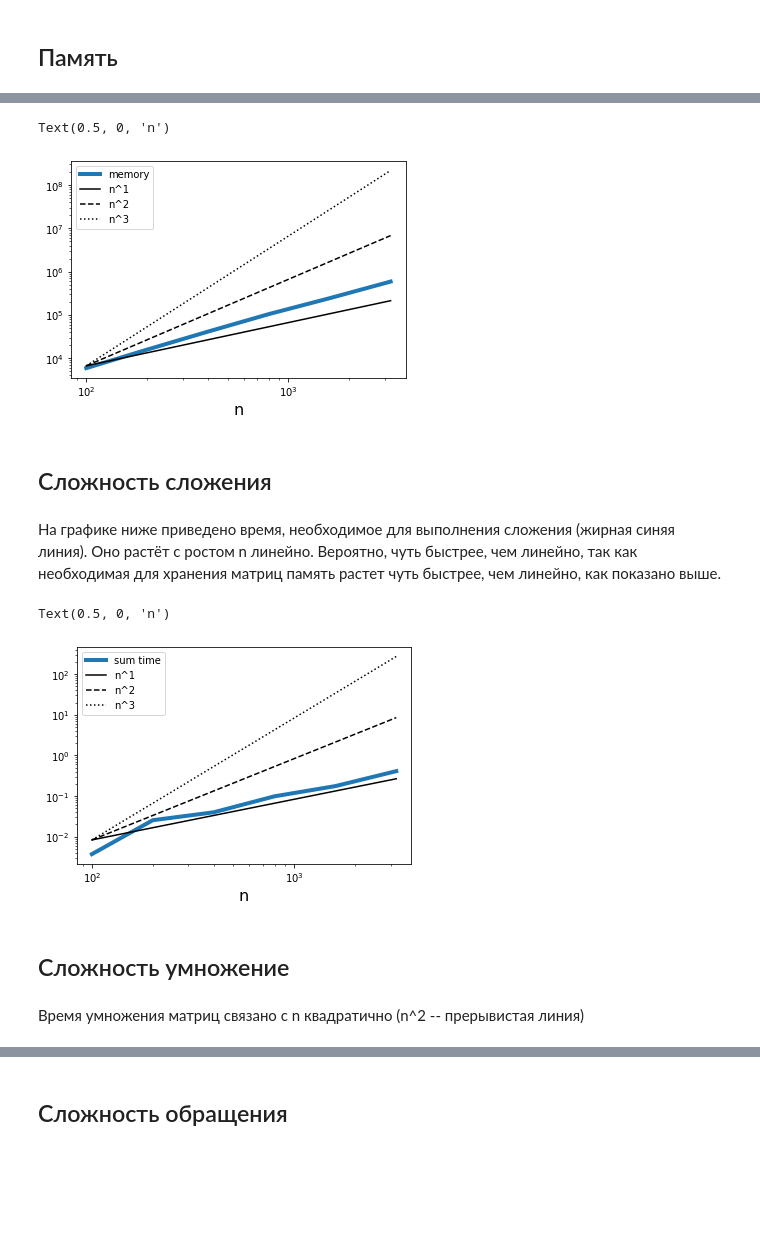
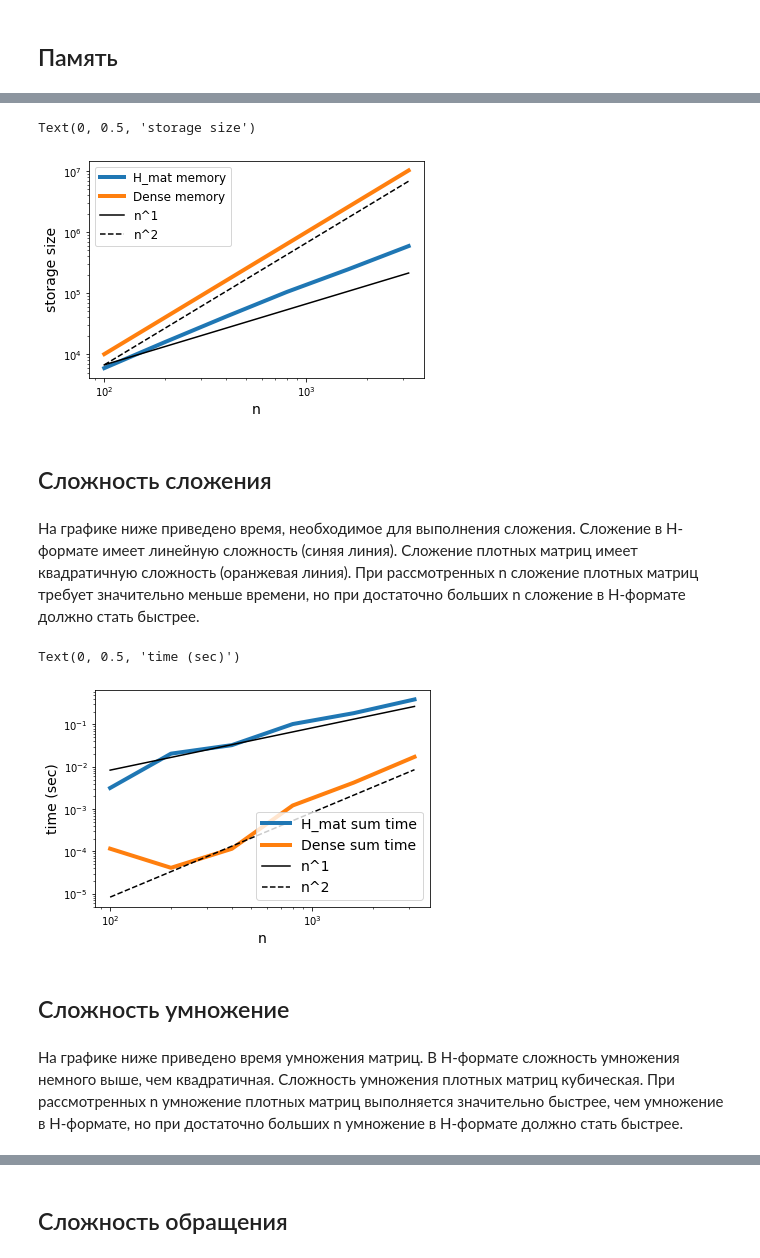
Before and after one commit to pimanov/H_matrix, a Jupyter notebook: H_mat.ipynb, the cells around one changed output, grey strips where cells are left out. Drawn from its saved outputs; the diff is of its cells as text; code cells hidden in the pictures; blank space fills up the shorter version.

Commit message:
H_mat.ipynb: dense matrix comparision added

```diff
--- a/H_mat.ipynb
+++ b/H_mat.ipynb
@@ -61,7 +61,7 @@ plt.imshow(M)
 
 Параметры: ранг блока считается малым, если блок имеет не более 'rang' сингулярных чисел, превышающих 'tol'.
 # %%
-H = H_mat.create(M, 1e-6, 10)
+H = H_mat.create(A, 1e-6, 10)
 # %% [markdown]
 Функция H.show() позволяет визуализировать блочную структуру матрицы H
 # %%
@@ -189,10 +193,13 @@ np.linalg.norm(H.mat() @ x - b)
 # %%
 ns = [100, 200, 400, 800, 1600, 3200]
 h_mat = []
+dens_mat = []
 
 for n in ns:
-    h1 = H_mat.create(gen_matrix(n), 1e-6, 10)
-    h_mat.append(h1)
+    A = gen_matrix(n)
+    dens_mat.append(A)
+    H = H_mat.create(A, 1e-6, 10)
+    h_mat.append(H)
 # %% [markdown]
 ## Память
 # %% [markdown]
@@ -200,4 +207,4 @@ for n in ns:
 # %%
-memory = []
-for h1 in h_mat:
-    memory.append(h1.mem())
+h_mem = []
+for H in h_mat:
+    h_mem.append(H.mem())
@@ -205,0 +211,4 @@ for h1 in h_mat:
+# %%
+dens_mem = []
+for A in dens_mat:
+    dens_mem.append(A.size)
@@ -206,14 +217,14 @@ for h1 in h_mat:
 # %%
-plt.loglog(ns, memory, label="memory", lw=4)
+plt.loglog(ns, h_mem, label="H_mat memory", lw=4)
+plt.loglog(ns, dens_mem, label="Dense memory", lw=4)
 plt.plot(ns, [n/1.5e-2 for n in ns], 'k-', label="n^1")
 plt.plot(ns, [n**2/1.5e0 for n in ns], 'k--',label="n^2")
-plt.plot(ns, [n**3/1.5e2 for n in ns], 'k:',label="n^3")
-#plt.plot(ns, [n**3 for n in ns], label="n^3")
-plt.legend()
-plt.xlabel("n", fontsize=16)
+plt.legend(fontsize=12)
+plt.xlabel("n", fontsize=14)
+plt.ylabel('storage size', fontsize=14)
 # %% [output]
-Text(0.5, 0, 'n')
+Text(0, 0.5, 'storage size')
-[figure, old version]
+[figure, new version]
 # %% [markdown]
 ## Сложность сложения
 # %%
@@ -230,2 +240,0 @@ for h1 in h_mat:
-# %% [markdown]
-На графике ниже приведено время, необходимое для выполнения сложения (жирная синяя линия). Оно растёт с ростом n линейно. Вероятно, чуть быстрее, чем линейно, так как необходимая для хранения матриц память растет чуть быстрее, чем линейно, как показано выше.
@@ -232,14 +252,16 @@ for h1 in h_mat:
+# %% [markdown]
+На графике ниже приведено время, необходимое для выполнения сложения. Сложение в Н-формате имеет линейную сложность (синяя линия). Сложение плотных матриц имеет квадратичную сложность (оранжевая линия). При рассмотренных n сложение плотных матриц требует значительно меньше времени, но при достаточно больших n сложение в Н-формате должно стать быстрее.
 # %%
-plt.loglog(ns, sum_time, label="sum time", lw=4)
+plt.loglog(ns, h_sum_time, label="H_mat sum time", lw=4)
+plt.loglog(ns, dens_sum_time, label="Dense sum time", lw=4)
 plt.plot(ns, [n/1.2e4 for n in ns], 'k-', label="n^1")
-plt.plot(ns, [n**2/1.2e6 for n in ns], 'k--',label="n^2")
-plt.plot(ns, [n**3/1.2e8 for n in ns], 'k:',label="n^3")
-#plt.plot(ns, [n**3 for n in ns], label="n^3")
-plt.legend()
-plt.xlabel("n", fontsize=16)
+plt.plot(ns, [n**2/1.2e9 for n in ns], 'k--',label="n^2")
+plt.legend(fontsize=14)
+plt.xlabel("n", fontsize=14)
+plt.ylabel("time (sec)", fontsize=14)
 # %% [output]
-Text(0.5, 0, 'n')
+Text(0, 0.5, 'time (sec)')
-[figure, old version]
+[figure, new version]
 # %% [markdown]
 ## Сложность умножение
 # %%
@@ -256,2 +277,0 @@ for h1 in h_mat:
-# %% [markdown]
-Время умножения матриц связано с n квадратично (n^2 -- прерывистая линия)
@@ -258 +289,3 @@ for h1 in h_mat:
+# %% [markdown]
+На графике ниже приведено время умножения матриц. В Н-формате сложность умножения немного выше, чем квадратичная. Сложность умножения плотных матриц кубическая. При рассмотренных n умножение плотных матриц выполняется значительно быстрее, чем умножение в Н-формате, но при достаточно больших n умножение в Н-формате должно стать быстрее.
 # %%
```
Also changed, not shown: parts of 32 cells of this notebook.
